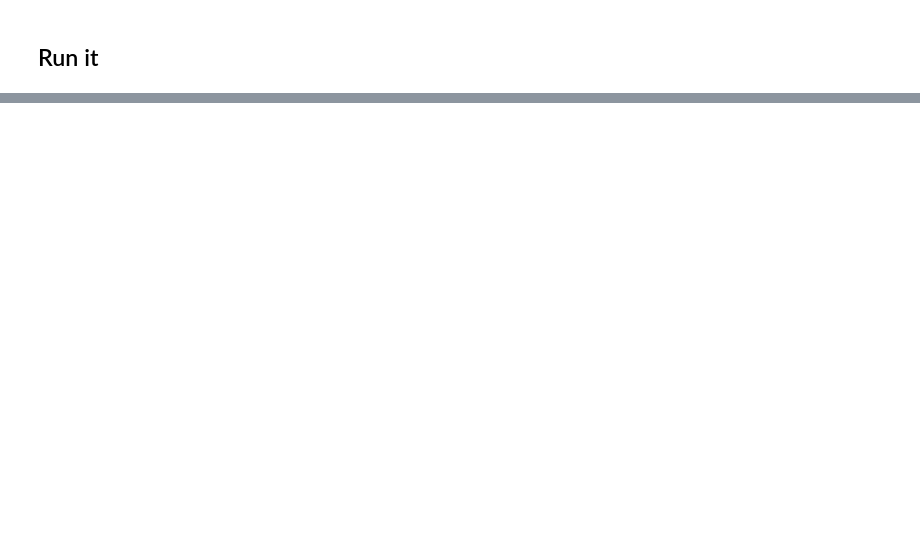
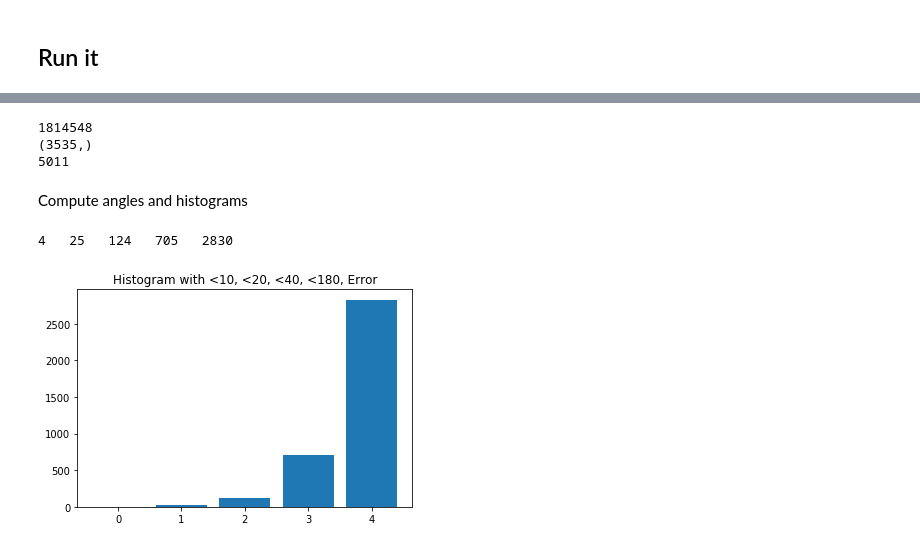
Before and after one commit to Zhuyue0324/TDCV, a Jupyter notebook: ex3/TDCVex3.ipynb, the cells around one changed output, grey strips where cells are left out. Cells and saved outputs as stored; diff of their text form; code cells hidden in the pictures; blank space fills up the shorter version.

```diff
--- a/ex3/TDCVex3.ipynb
+++ b/ex3/TDCVex3.ipynb
@@ -489,7 +491,7 @@ Pretrained weight loaded
 # %% [markdown]
 ## Run it
 # %%
-for epoch in range(100):
+for epoch in range(74):
     #TODO: load data by batch here
     batch = generate_batch(100)
     batch_images = []
@@ -509,0 +568,51 @@ Epoch:  58      loss = 4.370
+# %%
+TABLE=np.zeros((np.shape(DESC_TEST_NP)[0],np.shape(DESC_DB_NP)[0]), dtype=np.float32)
+for i in range(np.shape(DESC_TEST_NP)[0]):
+    for j in range(np.shape(DESC_DB_NP)[0]):
+        TABLE[i][j]=np.linalg.norm(DESC_TEST_NP[i,:]-(DESC_DB_NP[j,:]))
+INDEXS=np.argmin(TABLE, axis=1)
+RESULTS=np.zeros((len(INDEXS)), dtype=int)
+for i in range(len(INDEXS)):
+    RESULTS[i]=S_DB.classes[INDEXS[i]]
+print(np.sum(INDEXS))
+print(np.shape(RESULTS))
+print(np.sum(RESULTS))
+# this is correct, because the sum of results returned by the knn in opencv is the same as this one, 5011
+# %% [output]
+1814548
+(3535,)
+5011
+# %% [markdown]
+Compute angles and histograms
+# %%
+NBANGLE10=0
+NBANGLE20=0
+NBANGLE40=0
+NBANGLE180=0
+NBERROR=0
+for i in range(np.shape(S_TEST.images)[0]):
+    if (RESULTS[i]==S_TEST.classes[i]):
+        THETA=2 * np.arccos(np.abs(np.dot(S_TEST.quats[i], S_DB.quats[INDEXS[i]]))) / np.pi * 180
+        if THETA<10:
+            NBANGLE10+=1
+        if THETA<20:
+            NBANGLE20+=1
+        if THETA<40:
+            NBANGLE40+=1
+        if THETA<180:
+            NBANGLE180+=1
+    else:
+        NBERROR+=1
+print(NBANGLE10, " ", NBANGLE20, " ", NBANGLE40, " ", NBANGLE180, " ",NBERROR)
+# %% [output]
+4   25   124   705   2830
+# %%
+from __future__ import division
+HIST = [NBANGLE10, NBANGLE20, NBANGLE40, NBANGLE180, NBERROR]
+#plt.hist(a, bins=5, range=[0,6], normed=False)
+plt.title("Histogram with <10, <20, <40, <180, Error")
+
+plt.bar(np.arange(5), HIST)
+plt.show()
+# %% [output]
+[figure, added]
```
Also changed, not shown: parts of 17 cells of this notebook.
